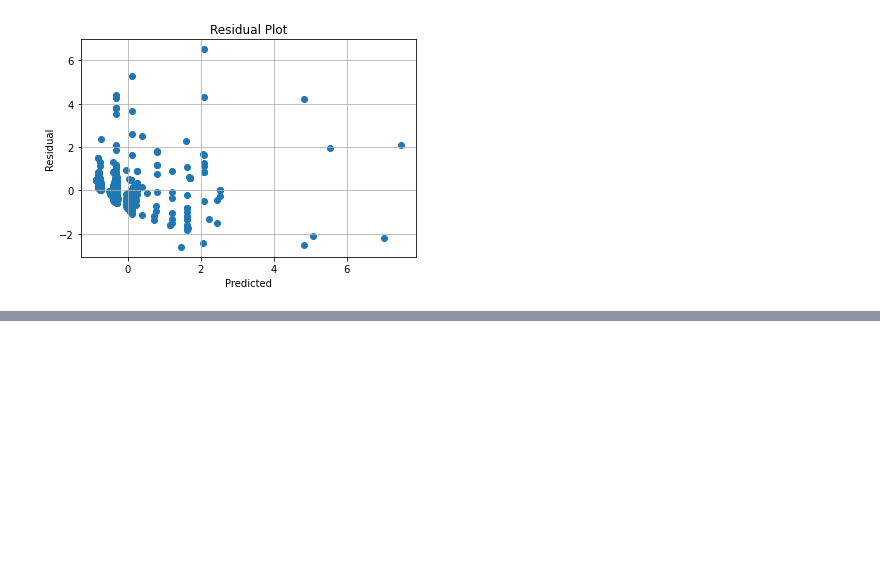
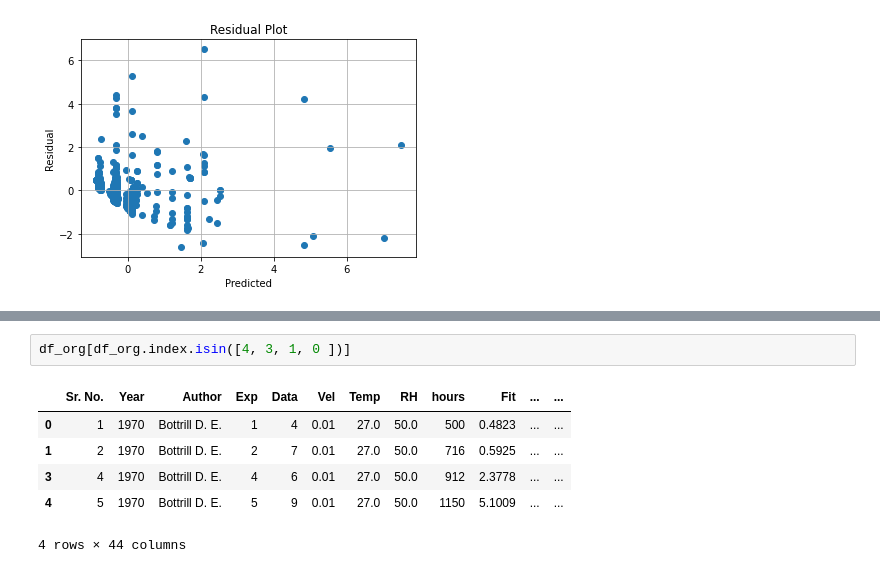
Before and after one commit to ameyak2310/Regressor_ProcessTimePredictor, a Jupyter notebook: calc_pTime_MLROLS.ipynb, the cells around one changed output, grey strips where cells are left out. Cells and saved outputs as stored; diff of their text form; blank space fills up the shorter version.

```diff
--- a/calc_pTime_MLROLS.ipynb
+++ b/calc_pTime_MLROLS.ipynb
@@ -309,0 +334,9 @@ plot_resid_fitted(model_3.fittedvalues,
+# %%
+df_org[df_org.index.isin([4, 3, 1, 0 ])]
+# %% [output]
+|  | Sr. No. | Year | Author | Exp | Data | Vel | Temp | RH | hours | Fit | ... | ... |
+| 0 | 1 | 1970 | Bottrill D. E. | 1 | 4 | 0.01 | 27.0 | 50.0 | 500 | 0.4823 | ... | ... |
+| 1 | 2 | 1970 | Bottrill D. E. | 2 | 7 | 0.01 | 27.0 | 50.0 | 716 | 0.5925 | ... | ... |
+| 3 | 4 | 1970 | Bottrill D. E. | 4 | 6 | 0.01 | 27.0 | 50.0 | 912 | 2.3778 | ... | ... |
+| 4 | 5 | 1970 | Bottrill D. E. | 5 | 9 | 0.01 | 27.0 | 50.0 | 1150 | 5.1009 | ... | ... |
+4 rows × 44 columns
```
Also changed, not shown: parts of 7 cells of this notebook, 1 other file.
